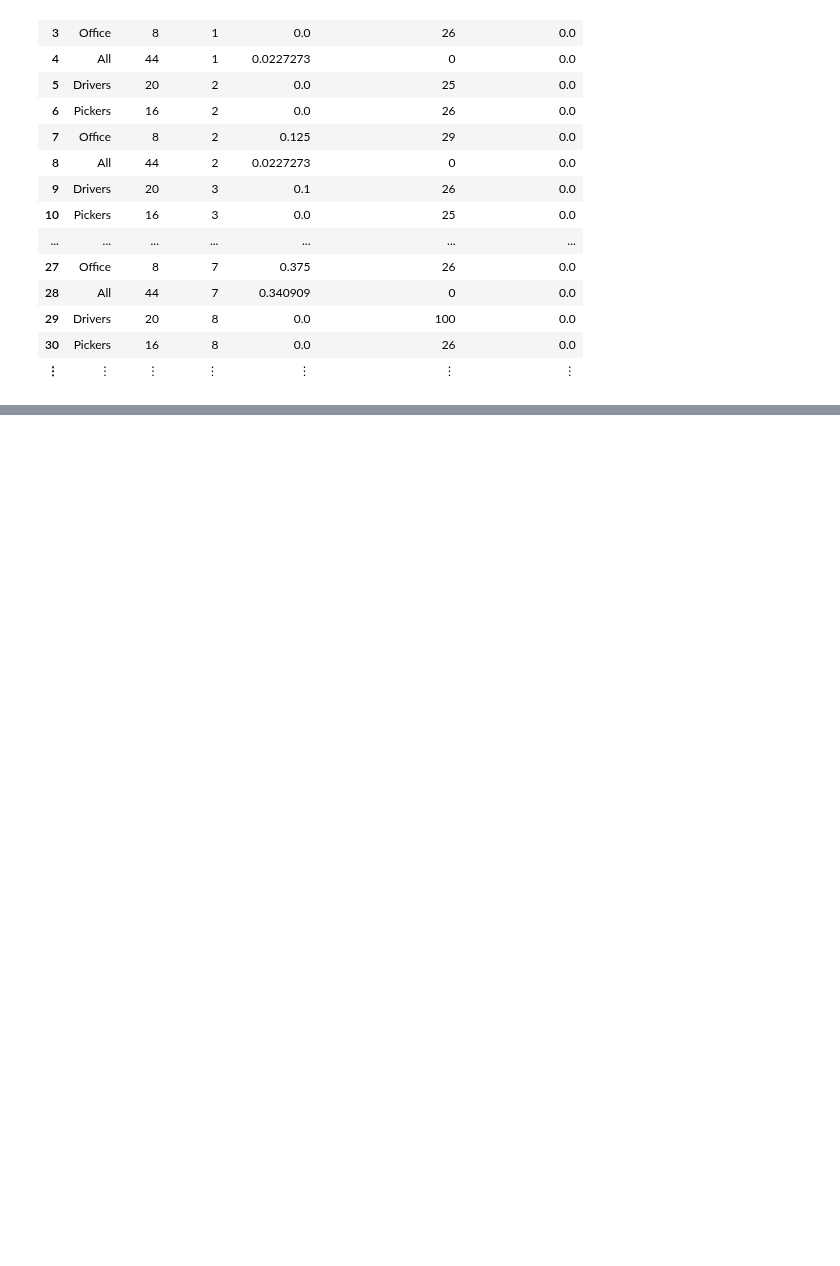
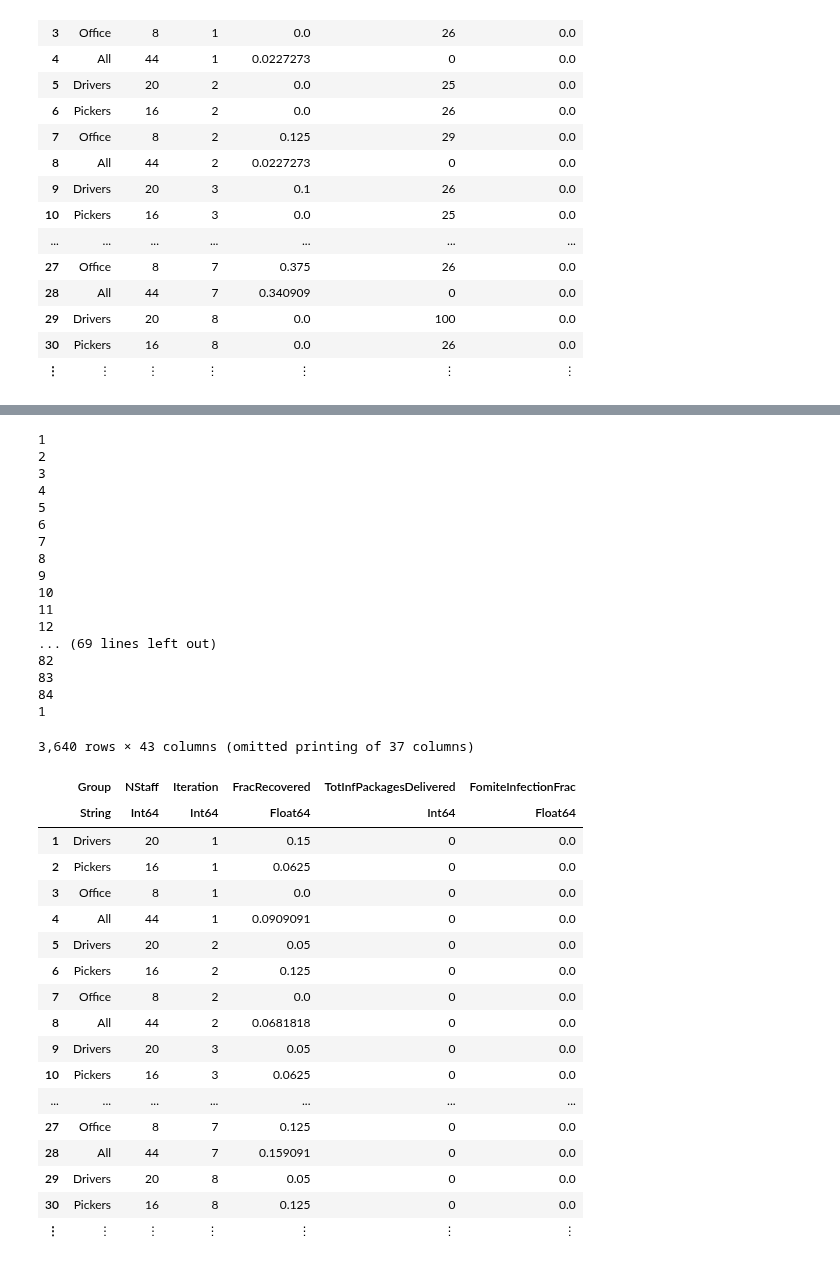
Before and after one commit to CarlWhitfield/Workplace_delivery_transmission, a Jupyter notebook: Network_workplace_model/Debugging/test_param_sweep.ipynb, the cells around one changed output, grey strips where cells are left out. Drawn from its saved outputs; the diff is of its cells as text; code cells hidden in the pictures; blank space fills up the shorter version.

```diff
--- a/Network_workplace_model/Debugging/test_param_sweep.ipynb
+++ b/Network_workplace_model/Debugging/test_param_sweep.ipynb
@@ -270,0 +310,39 @@ dfnotesting = df[df["protocol"] .== "No testing",:]
+# %%
+run_testing_sweep_fixedprev_scenario_pairs(0.001,Ntest)
+# %% [output]
+1
+2
+3
+4
+5
+6
+7
+8
+9
+10
+11
+12
+... (69 lines left out)
+82
+83
+84
+1
+3,640 rows × 43 columns (omitted printing of 37 columns)
+|  | Group | NStaff | Iteration | FracRecovered | TotInfPackagesDelivered | FomiteInfectionFrac |
+|  | String | Int64 | Int64 | Float64 | Int64 | Float64 |
+| 1 | Drivers | 20 | 1 | 0.15 | 0 | 0.0 |
+| 2 | Pickers | 16 | 1 | 0.0625 | 0 | 0.0 |
+| 3 | Office | 8 | 1 | 0.0 | 0 | 0.0 |
+| 4 | All | 44 | 1 | 0.0909091 | 0 | 0.0 |
+| 5 | Drivers | 20 | 2 | 0.05 | 0 | 0.0 |
+| 6 | Pickers | 16 | 2 | 0.125 | 0 | 0.0 |
+| 7 | Office | 8 | 2 | 0.0 | 0 | 0.0 |
+| 8 | All | 44 | 2 | 0.0681818 | 0 | 0.0 |
+| 9 | Drivers | 20 | 3 | 0.05 | 0 | 0.0 |
+| 10 | Pickers | 16 | 3 | 0.0625 | 0 | 0.0 |
+| ... | ... | ... | ... | ... | ... | ... |
+| 27 | Office | 8 | 7 | 0.125 | 0 | 0.0 |
+| 28 | All | 44 | 7 | 0.159091 | 0 | 0.0 |
+| 29 | Drivers | 20 | 8 | 0.05 | 0 | 0.0 |
+| 30 | Pickers | 16 | 8 | 0.125 | 0 | 0.0 |
+| ⋮ | ⋮ | ⋮ | ⋮ | ⋮ | ⋮ | ⋮ |
```
Also changed, not shown: parts of 1 cell of this notebook, 1 other file.
